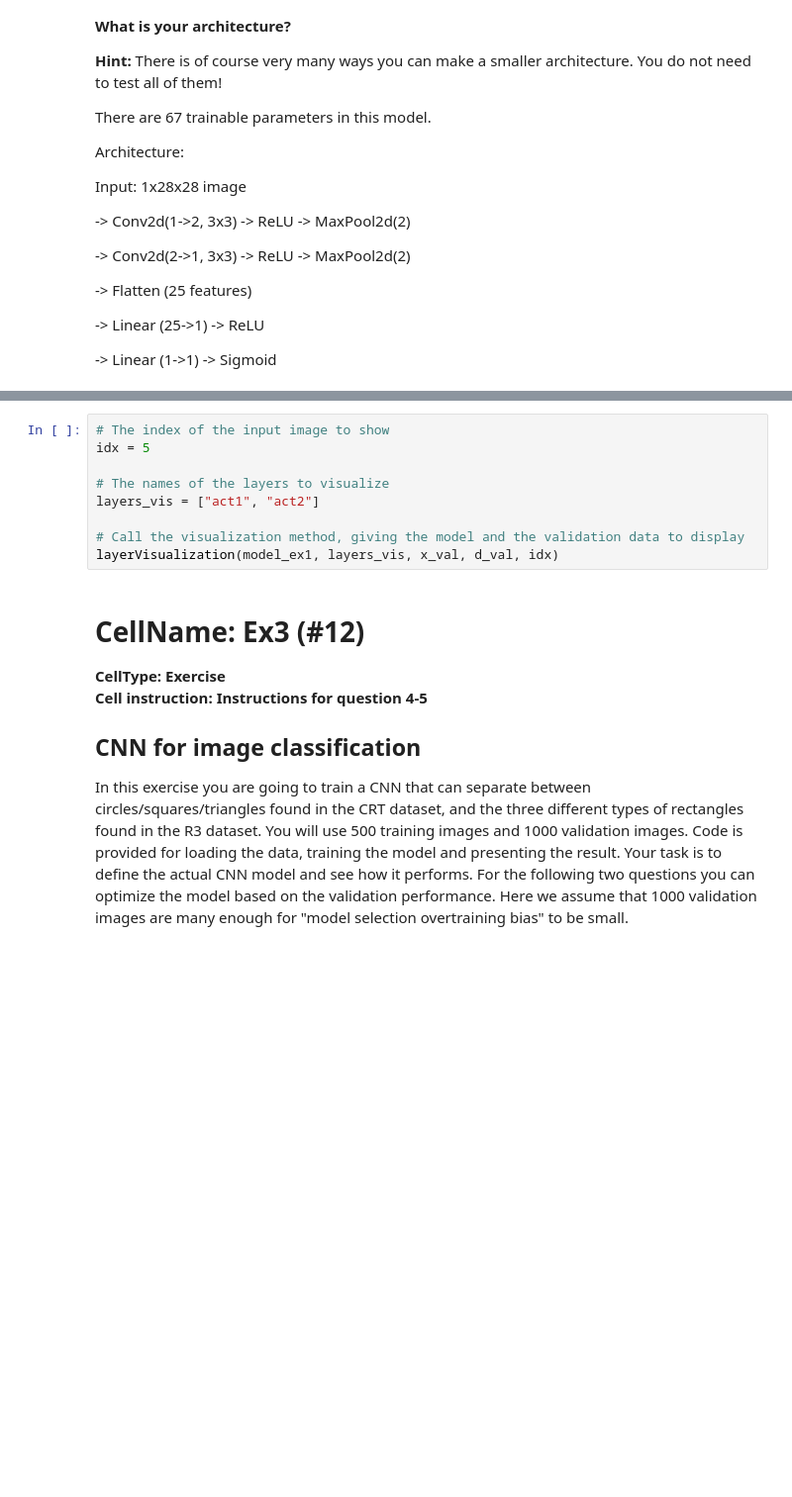
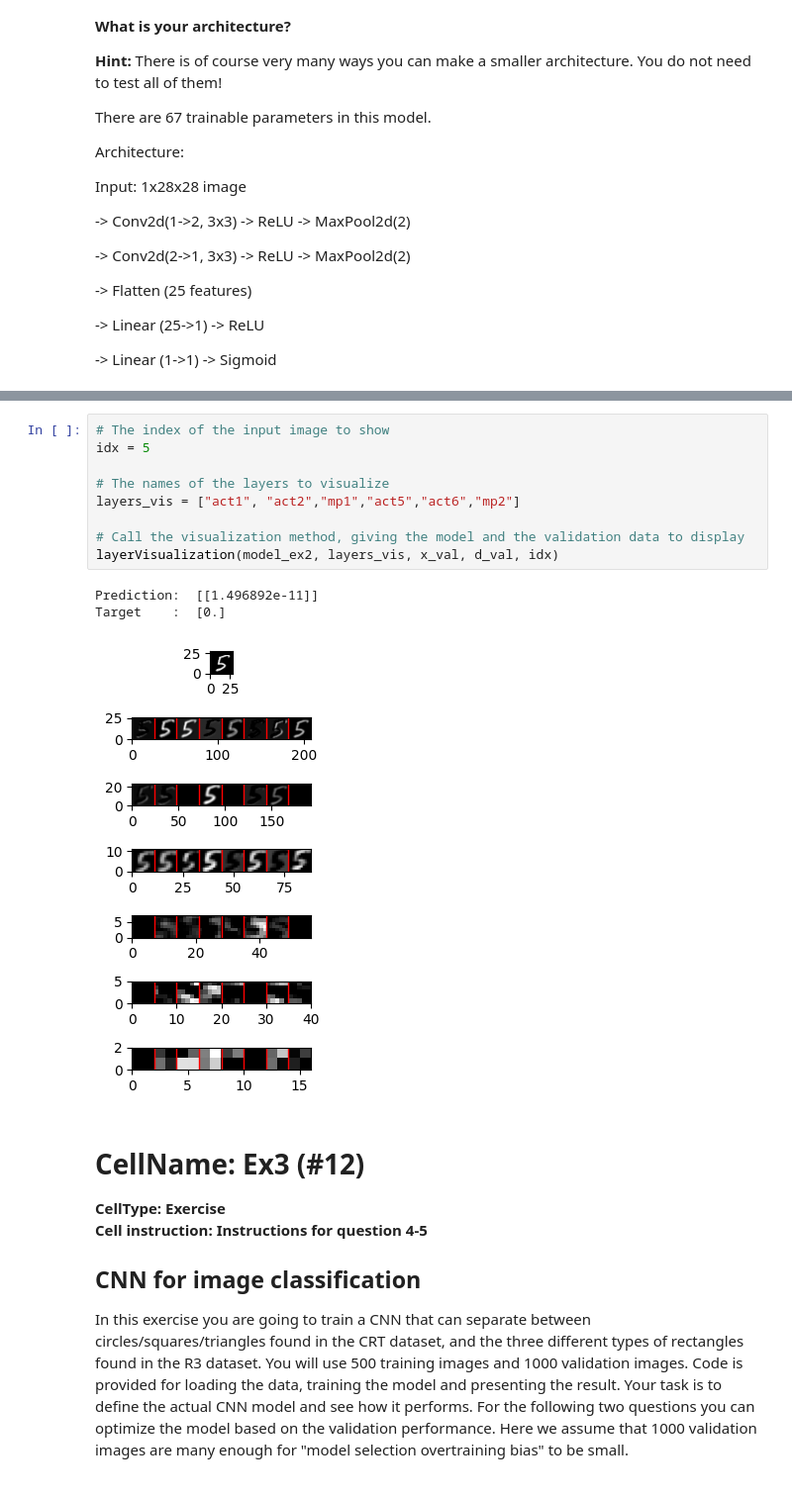
Before and after one commit to myngoc-trg/BERN04_ANN_DeepLearning, a Jupyter notebook: Lab_3/lab3.ipynb, the cells around one changed output, grey strips where cells are left out. Shown at 99% size. Drawn from its saved outputs; the diff is of its cells as text; blank space fills up the shorter version.

```diff
--- a/Lab_3/lab3.ipynb
+++ b/Lab_3/lab3.ipynb
@@ -1160,12 +1299,16 @@ Hint! If you repeat the training you most likely get a new network and other fil
 # %%
 # The index of the input image to show
 idx = 5
 
 # The names of the layers to visualize
-layers_vis = ["act1", "act2"]
+layers_vis = ["act1", "act2","mp1","act5","act6","mp2"]
 
 # Call the visualization method, giving the model and the validation data to display
-layerVisualization(model_ex1, layers_vis, x_val, d_val, idx)
+layerVisualization(model_ex2, layers_vis, x_val, d_val, idx)
+# %% [output]
+Prediction:  [[1.496892e-11]]
+Target    :  [0.]
+[figure, added]
 # %% [markdown]
 # CellName: Ex3 (#12)
 **CellType: Exercise**
```
Also changed, not shown: parts of 4 cells of this notebook.
